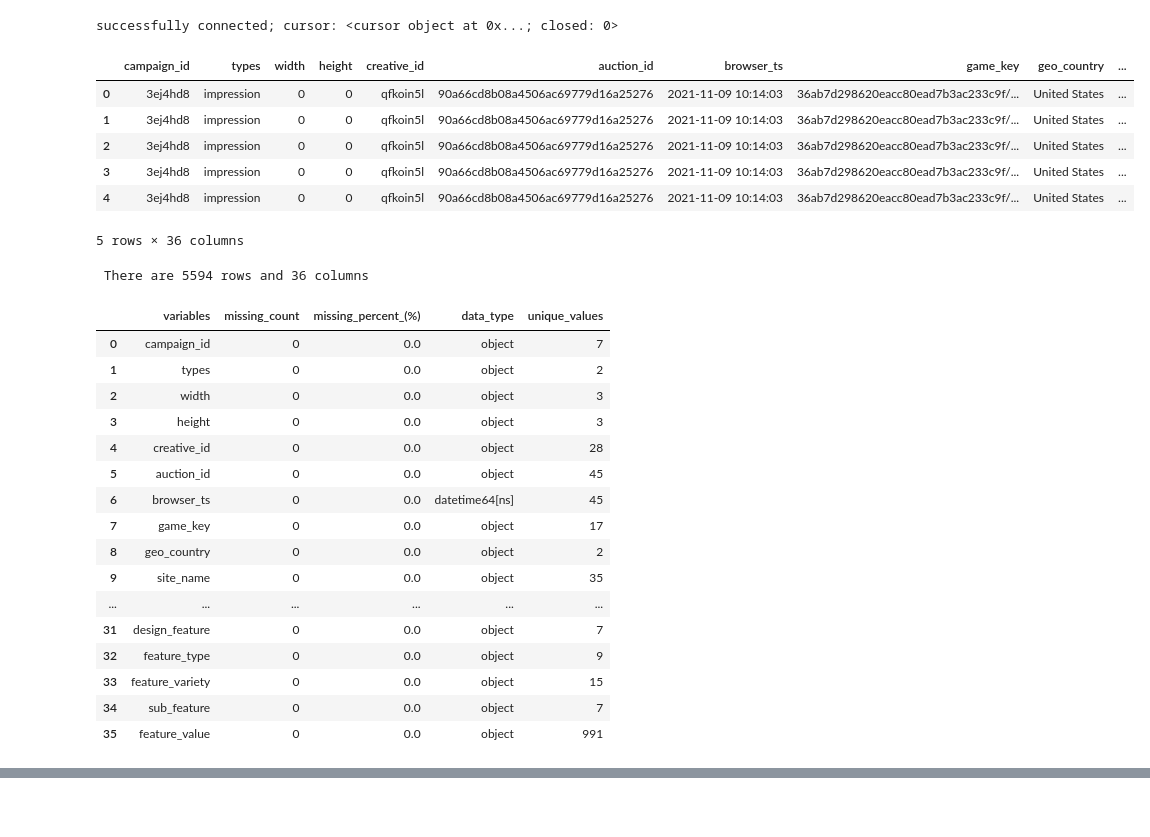
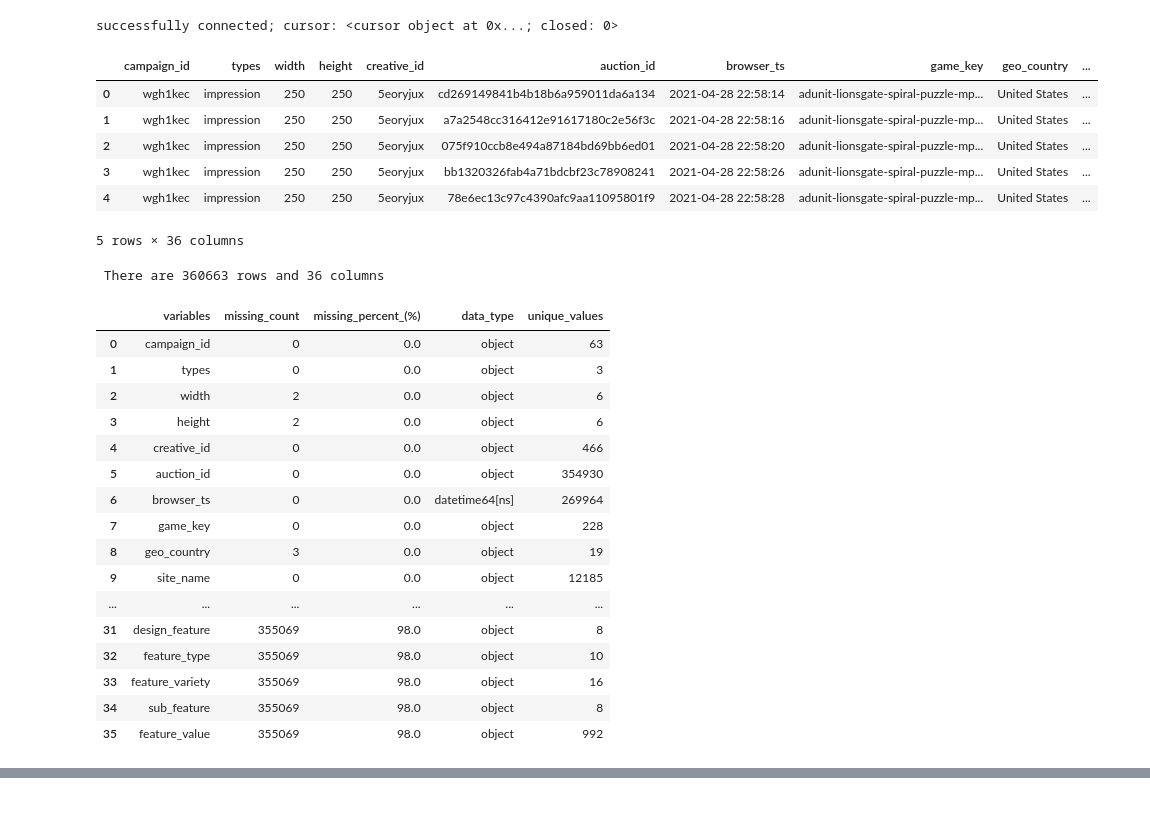
Before and after one commit to benbel376/end-to-end-ad-unit-data-MLOps-project, a Jupyter notebook: notebooks/EDA.ipynb, the cells around one changed output, grey strips where cells are left out. Drawn from its saved outputs; the diff is of its cells as text; code cells hidden in the pictures.

```diff
--- a/notebooks/EDA.ipynb
+++ b/notebooks/EDA.ipynb
@@ -26,36 +27,36 @@ connection, cursor = man.connect_to_server(host="localhost", port=5432, user="wa
 successfully connected; cursor: <cursor object at 0x...; closed: 0>
 # %%
 # fetching data
-data = man.fetch_data(conn=connection, limit=10000)
+data = man.fetch_data(conn=connection, limit=1000000)
 data.head(5)
 # %% [output]
 |  | campaign_id | types | width | height | creative_id | auction_id | browser_ts | game_key | geo_country | ... |
-| 0 | 3ej4hd8 | impression | 0 | 0 | qfkoin5l | 90a66cd8b08a4506ac69779d16a25276 | 2021-11-09 10:14:03 | 36ab7d298620eacc80ead7b3ac233c9f/... | United States | ... |
-| 1 | 3ej4hd8 | impression | 0 | 0 | qfkoin5l | 90a66cd8b08a4506ac69779d16a25276 | 2021-11-09 10:14:03 | 36ab7d298620eacc80ead7b3ac233c9f/... | United States | ... |
-| 2 | 3ej4hd8 | impression | 0 | 0 | qfkoin5l | 90a66cd8b08a4506ac69779d16a25276 | 2021-11-09 10:14:03 | 36ab7d298620eacc80ead7b3ac233c9f/... | United States | ... |
-| 3 | 3ej4hd8 | impression | 0 | 0 | qfkoin5l | 90a66cd8b08a4506ac69779d16a25276 | 2021-11-09 10:14:03 | 36ab7d298620eacc80ead7b3ac233c9f/... | United States | ... |
-| 4 | 3ej4hd8 | impression | 0 | 0 | qfkoin5l | 90a66cd8b08a4506ac69779d16a25276 | 2021-11-09 10:14:03 | 36ab7d298620eacc80ead7b3ac233c9f/... | United States | ... |
+| 0 | wgh1kec | impression | 250 | 250 | 5eoryjux | cd269149841b4b18b6a959011da6a134 | 2021-04-28 22:58:14 | adunit-lionsgate-spiral-puzzle-mp... | United States | ... |
+| 1 | wgh1kec | impression | 250 | 250 | 5eoryjux | a7a2548cc316412e91617180c2e56f3c | 2021-04-28 22:58:16 | adunit-lionsgate-spiral-puzzle-mp... | United States | ... |
+| 2 | wgh1kec | impression | 250 | 250 | 5eoryjux | 075f910ccb8e494a87184bd69bb6ed01 | 2021-04-28 22:58:20 | adunit-lionsgate-spiral-puzzle-mp... | United States | ... |
+| 3 | wgh1kec | impression | 250 | 250 | 5eoryjux | bb1320326fab4a71bdcbf23c78908241 | 2021-04-28 22:58:26 | adunit-lionsgate-spiral-puzzle-mp... | United States | ... |
+| 4 | wgh1kec | impression | 250 | 250 | 5eoryjux | 78e6ec13c97c4390afc9aa11095801f9 | 2021-04-28 22:58:28 | adunit-lionsgate-spiral-puzzle-mp... | United States | ... |
 5 rows × 36 columns
 # %%
 # checking data
 print(f" There are {data.shape[0]} rows and {data.shape[1]} columns")
 pro.summ_columns(data)
 # %% [output]
- There are 5594 rows and 36 columns
+ There are 360663 rows and 36 columns
 |  | variables | missing_count | missing_percent_(%) | data_type | unique_values |
-| 0 | campaign_id | 0 | 0.0 | object | 7 |
-| 1 | types | 0 | 0.0 | object | 2 |
-| 2 | width | 0 | 0.0 | object | 3 |
-| 3 | height | 0 | 0.0 | object | 3 |
-| 4 | creative_id | 0 | 0.0 | object | 28 |
-| 5 | auction_id | 0 | 0.0 | object | 45 |
-| 6 | browser_ts | 0 | 0.0 | datetime64[ns] | 45 |
-| 7 | game_key | 0 | 0.0 | object | 17 |
-| 8 | geo_country | 0 | 0.0 | object | 2 |
-| 9 | site_name | 0 | 0.0 | object | 35 |
+| 0 | campaign_id | 0 | 0.0 | object | 63 |
+| 1 | types | 0 | 0.0 | object | 3 |
+| 2 | width | 2 | 0.0 | object | 6 |
+| 3 | height | 2 | 0.0 | object | 6 |
+| 4 | creative_id | 0 | 0.0 | object | 466 |
+| 5 | auction_id | 0 | 0.0 | object | 354930 |
+| 6 | browser_ts | 0 | 0.0 | datetime64[ns] | 269964 |
+| 7 | game_key | 0 | 0.0 | object | 228 |
+| 8 | geo_country | 3 | 0.0 | object | 19 |
+| 9 | site_name | 0 | 0.0 | object | 12185 |
 | ... | ... | ... | ... | ... | ... |
-| 31 | design_feature | 0 | 0.0 | object | 7 |
-| 32 | feature_type | 0 | 0.0 | object | 9 |
-| 33 | feature_variety | 0 | 0.0 | object | 15 |
-| 34 | sub_feature | 0 | 0.0 | object | 7 |
-| 35 | feature_value | 0 | 0.0 | object | 991 |
+| 31 | design_feature | 355069 | 98.0 | object | 8 |
+| 32 | feature_type | 355069 | 98.0 | object | 10 |
+| 33 | feature_variety | 355069 | 98.0 | object | 16 |
+| 34 | sub_feature | 355069 | 98.0 | object | 8 |
+| 35 | feature_value | 355069 | 98.0 | object | 992 |
```
Also changed, not shown: parts of 24 cells of this notebook, 4 other files.
